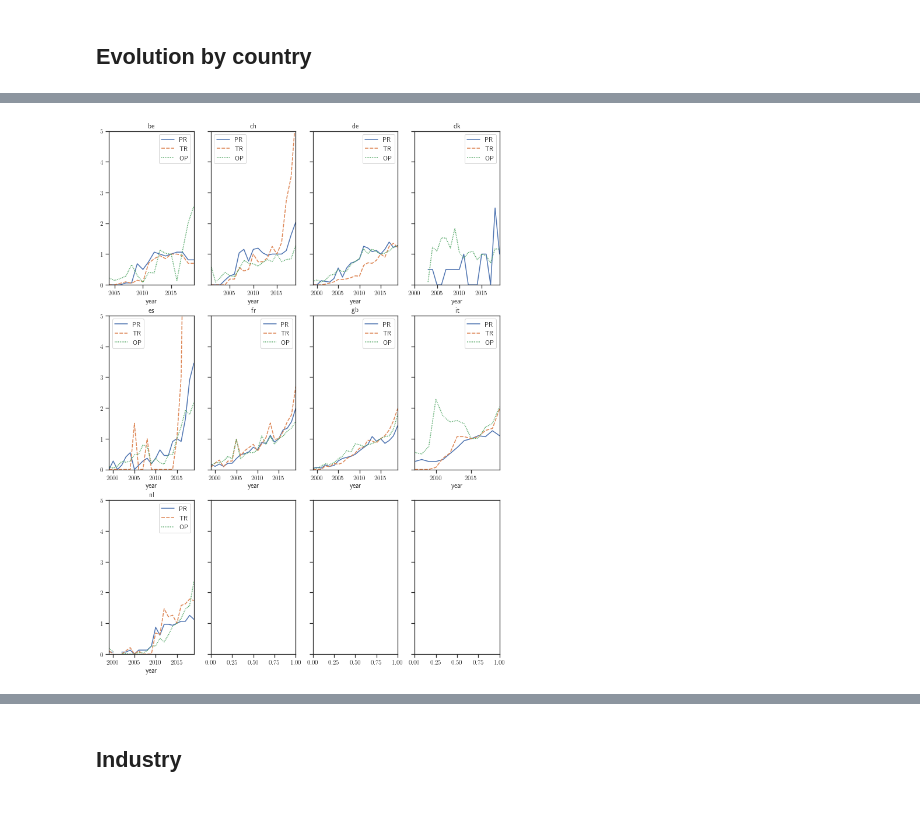
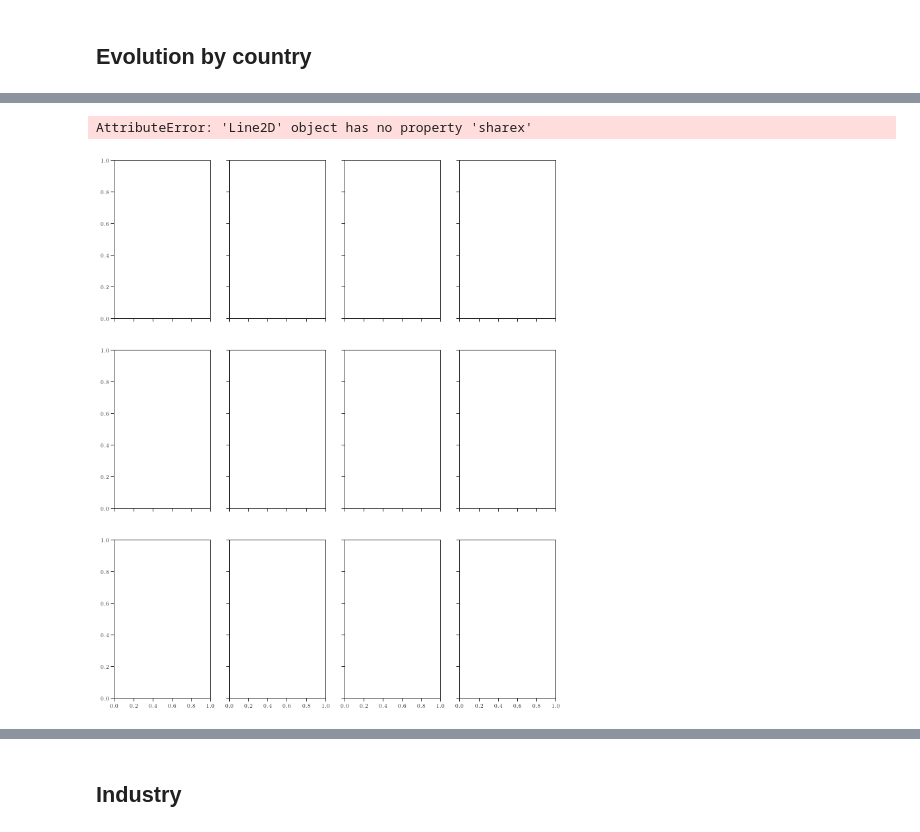
Before and after one commit to dafrie/fin-disclosures-nlp, a Jupyter notebook: notebooks/charts/CROEvolution.ipynb, the cells around one changed output, grey strips where cells are left out. Cells and saved outputs as stored; diff of their text form; code cells hidden in the pictures.

```diff
--- a/notebooks/charts/CROEvolution.ipynb
+++ b/notebooks/charts/CROEvolution.ipynb
@@ -47,23 +70,23 @@ Shows the level of *average number of predicted CRO's per report* (ACROR) over t
 Why 2015? Paris and simply because it of missing values otherwise...
 # %%
 # Create yearly bins for each category
-df_years = df.groupby('year')[[f"{c}_predicted" for c in category_codes]].sum().T
+df_years = df.groupby('Year')[category_labels].sum().T
 
 # 1. Divide by number of reports in each year
 df_years = df_years / df_reports_count
 
 # 2. Divide by the first column to get levels
-level_column = df_years[levelize_year]
-df_years = df_years.T / level_column
-# df_years = df_years.T
-df_years.rename(columns={'PR_predicted': 'PR', 'TR_predicted': 'TR', 'OP_predicted': 'OP'}, inplace=True)
+# level_column = df_years[levelize_year]
+# df_years = df_years.T / level_column
+df_years = df_years.T
 
 # Plot
-ax = sns.lineplot(data=df_years)
+ax = sns.lineplot(data=df_years, palette=colors)
 plt.legend(loc='upper left')
 plt.xlim()
 plt.xlim(min(df_years.index), max(df_years.index))
 ax.xaxis.set_major_locator(MaxNLocator(integer=True))
 plt.show()
-fig.savefig('/Users/david/Nextcloud/Dokumente/Education/Uni Bern/Master Thesis/Analyzing Financial Climate Disclosures with NLP/Thesis/figures/levels_acror_years.pdf', format='pdf', bbox_inches='tight')
+fig = ax.get_figure()
+fig.savefig(os.path.join(export_dir, f"levels_acror_{category_level}_years.pdf"), format='pdf', bbox_inches='tight')
 # %% [output]
@@ -74,4 +97,4 @@ fig.savefig('/Users/david/Nextcloud/Dokumente/Education/Uni Bern/Master Thesis/A
 index_id = 'country'
 results = {}
 # %%
-pd.pivot_table(df_master, values="is_inferred", index=[index_id], columns=['year'], aggfunc=np.sum, fill_value = 0)
+reports_count = pd.pivot_table(df_master, values="is_inferred", index=['country'], columns=['Year'], aggfunc=np.sum, fill_value = 0)
@@ -91,2 +100,0 @@ pd.pivot_table(df_master, values="is_inferred", index=[index_id], columns=['year
-# %%
-reports_count = pd.pivot_table(df_master, values="is_inferred", index=['country'], columns=['year'], aggfunc=np.sum, fill_value = 0)
@@ -111,44 +101,47 @@ Name: ch, dtype: int64
 # %%
-def plot_grid_by_group(groups, group_column):
-    reports_count = pd.pivot_table(df_master, values="is_inferred", index=[group_column], columns=['year'], aggfunc=np.sum, fill_value = 0)
+def plot_grid_by_group(groups, group_column, extra_group=None):
+    reports_count = pd.pivot_table(df_master, values="is_inferred", index=[group_column], columns=['Year'], aggfunc=np.sum, fill_value = 0)
 
     rows = math.ceil(len(groups) / 4)
     fig, axs = plt.subplots(rows, 4,
                             figsize=(12, 15 if rows > 1 else 5),
-                            sharex=False,
+                            sharex=True,
                             sharey=True,
                             # constrained_layout=True
                            )
 
     axs = axs.ravel()
     for idx, c in enumerate(groups):
         ax = axs[idx]
 
         df_group = df.query(f"{group_column} == @c")
 
         # Create yearly bins for each category
-        df_years = df_group.groupby('year')[[f"{c}_predicted" for c in category_codes]].sum().T
+        df_years = df_group.groupby('Year')[[c for c in category_labels]].sum().T
 
         # 1. Divide by number of reports in each year
         df_years = df_years / reports_count.loc[c]
 
         # 2. Divide by the first column to get levels
         level_column = df_years[levelize_year]
-        df_years = df_years.T / level_column
-        # df_years = df_years.T
+        # df_years = df_years.T / level_column
+        df_years = df_years.T
 
-        df_years.rename(columns={'PR_predicted': 'PR', 'TR_predicted': 'TR', 'OP_predicted': 'OP'}, inplace=True)
-
-        sns.lineplot(ax=ax, data=df_years)
-        ax.set_ylim(0, 5)
-        ax.set_xlim(min(df_group.year), max(df_group.year))
+        sns.lineplot(ax=ax, data=df_years, sharex = ax)
+        # ax.set_ylim(0, 8)
+        ax.set_xlim(min(df_group.Year), max(df_group.Year))
         ax.title.set_text(c)
 
     fig.subplots_adjust(bottom=0.05 if rows > 2 else 0.25)
+
+    for idx, ax in enumerate(axs):
+        if idx >= len(groups):
+            fig.delaxes(ax)
     return fig
 
 all_countries = sorted(df_master.country.unique())
 all_countries_fig = plot_grid_by_group(all_countries, 'country')
-# all_countries_fig.savefig('/Users/david/Nextcloud/Dokumente/Education/Uni Bern/Master Thesis/Analyzing Financial Climate Disclosures with NLP/Thesis/figures/levels_acror_countries.pdf', format='pdf', bbox_inches='tight')
+all_countries_fig.savefig(os.path.join(export_dir, f"levels_acror_{category_level}_countries.pdf"), format='pdf', bbox_inches='tight')
 # %% [output]
+AttributeError: 'Line2D' object has no property 'sharex'
-[figure, old version]
+[figure, new version]
```
Also changed, not shown: parts of 11 cells of this notebook, 9 other files.
